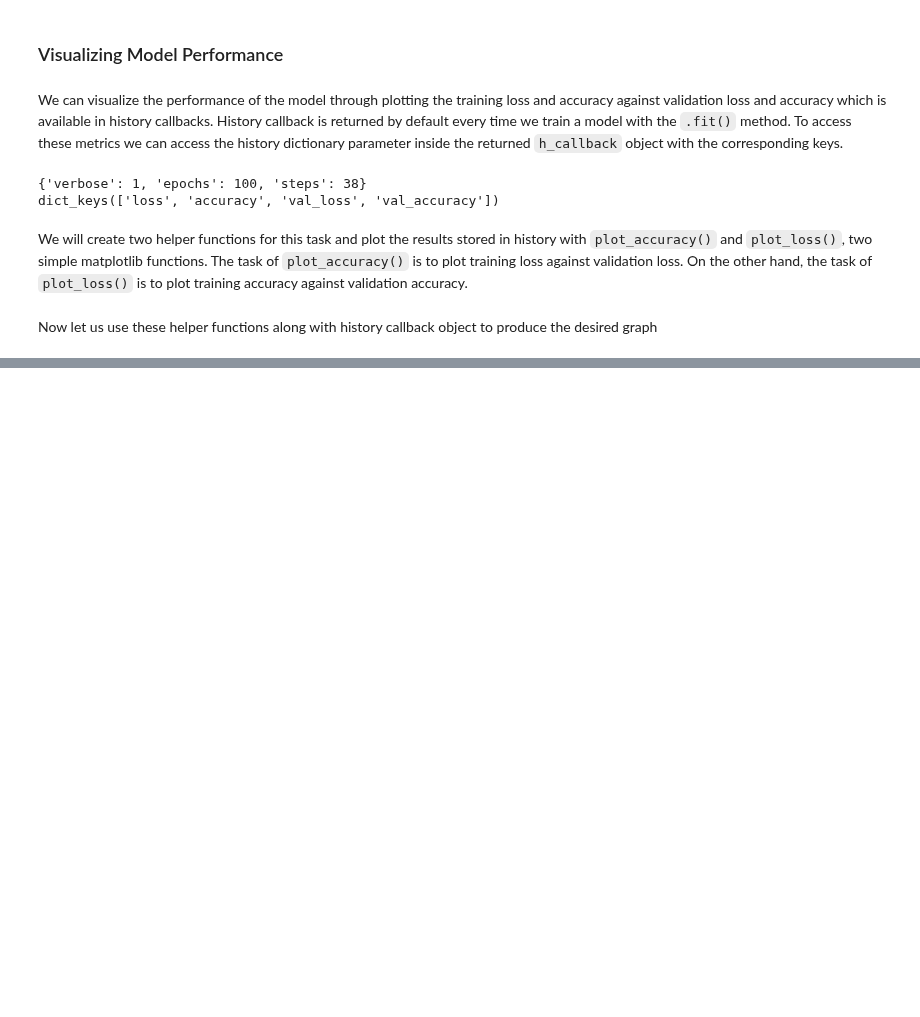
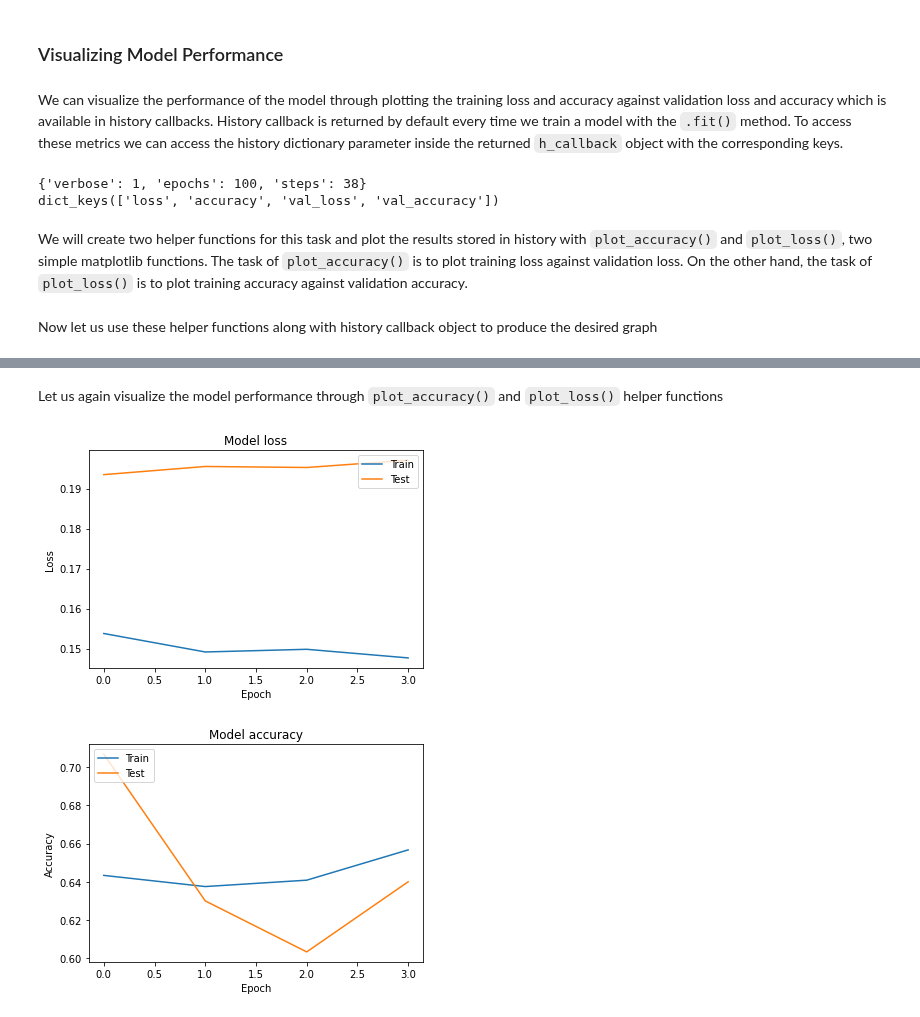
Before and after one commit to syednayeemridwan/data-science-projects, a Jupyter notebook: Irrigation Areas Identification/irrigation-system.ipynb, the cells around one changed output, grey strips where cells are left out. Drawn from its saved outputs; the diff is of its cells as text; code cells hidden in the pictures; blank space fills up the shorter version.

```diff
--- a/Irrigation Areas Identification/irrigation-system.ipynb
+++ b/Irrigation Areas Identification/irrigation-system.ipynb
@@ -75,6 +75,10 @@ Total params: 1,539
 Trainable params: 1,539
 Non-trainable params: 0
 _________________________________________________________________
+# %%
+# Create a new model for later usage
+new_model = tf.keras.Sequential(model.layers)
+new_model.compile(optimizer='adam', loss='binary_crossentropy', metrics=['accuracy'])
 # %% [markdown]
 An output of your multi-label model could look like this: [0.76 , 0.99 , 0.66 ]. If we round up probabilities higher than 0.5, this observation will be classified as containing all 3 possible labels [1,1,1]. For this particular problem, this would mean watering all 3 parcels in the farm is the right thing to do, according to the network, given the input sensor measurements.
 
@@ -181,0 +194,17 @@ plot_accuracy(h_callback.history['accuracy'], h_callback.history['val_accuracy']
+# %%
+# Import the EarlyStopping and ModelCheckpoint callbacks
+from tensorflow.keras.callbacks import EarlyStopping, ModelCheckpoint
+
+X_train, X_test, y_train, y_test = sensors_train, sensors_test, parcels_train, parcels_test
+# Early stop on validation accuracy
+monitor_val_acc = EarlyStopping(monitor = 'val_accuracy', patience = 3)
+
+# Save the best model
+model_checkpoint = ModelCheckpoint('best_model.hdf5', save_best_only = True)
+
+# Fit your model for a stupid amount of epochs
+h_callback = new_model.fit(X_train, y_train,
+                    epochs = 10000,
+                    callbacks = [monitor_val_acc, model_checkpoint],
+                    # validation_data = (X_test, y_test),
+                    validation_split = 0.2)
@@ -181,0 +220,12 @@ plot_accuracy(h_callback.history['accuracy'], h_callback.history['val_accuracy']
+# %% [markdown]
+Let us again visualize the model performance through `plot_accuracy()` and `plot_loss()` helper functions
+# %%
+
+# Plot train vs test loss during training
+plot_loss(h_callback.history['loss'], h_callback.history['val_loss'])
+
+# Plot train vs test accuracy during training
+plot_accuracy(h_callback.history['accuracy'], h_callback.history['val_accuracy'])
+# %% [output]
+[figure, added]
+[figure, added]
```
Also changed, not shown: parts of 7 cells of this notebook.
